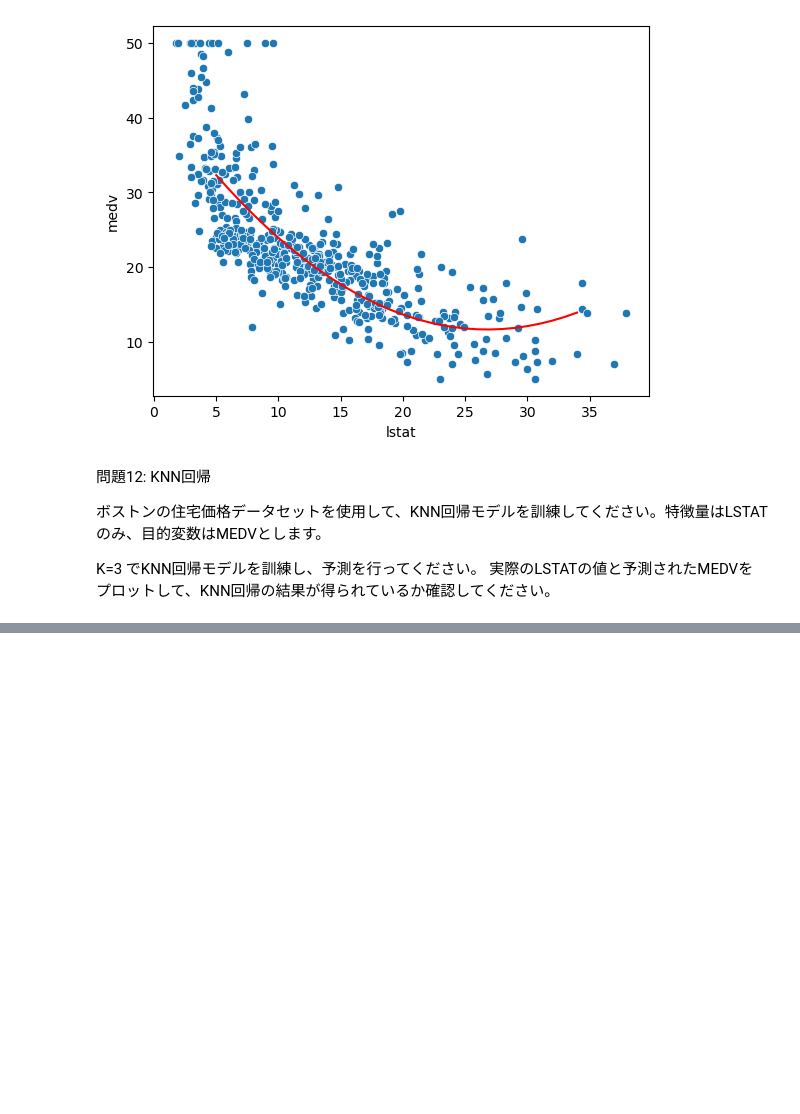
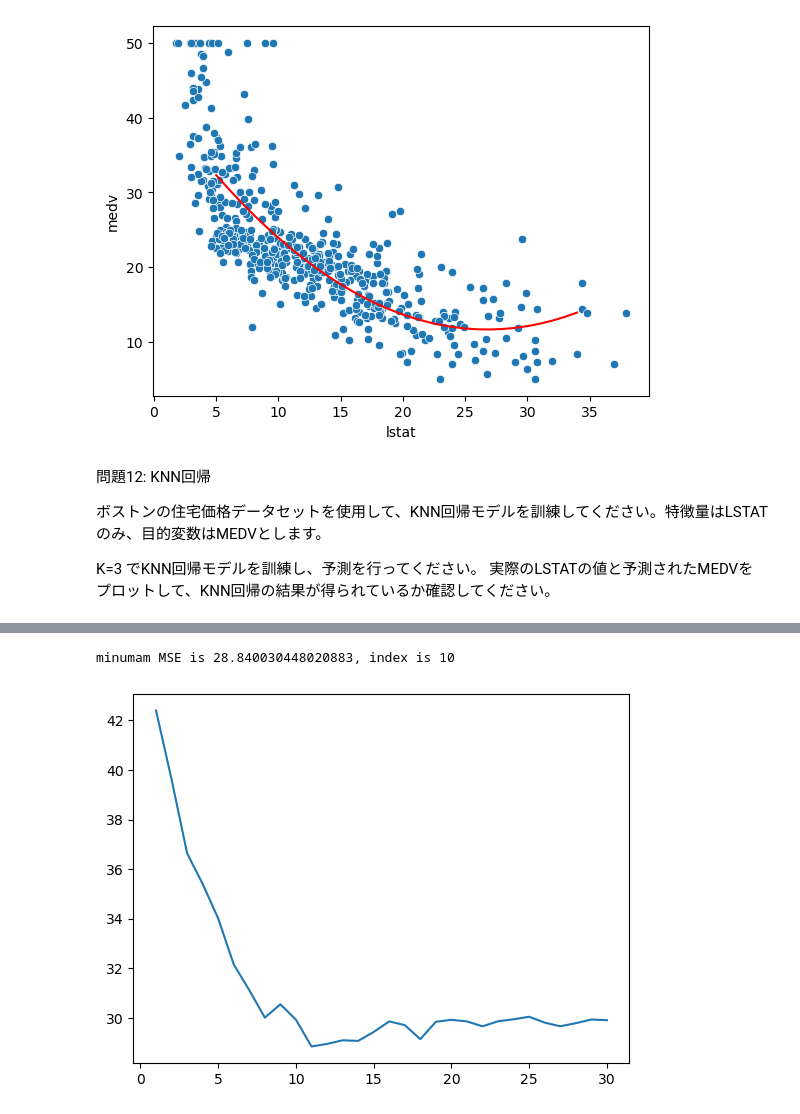
Before and after one commit to yunozon/datascience-py, a Jupyter notebook: study/pracitce2.ipynb, the cells around one changed output, grey strips where cells are left out. Drawn from its saved outputs; the diff is of its cells as text; code cells hidden in the pictures; blank space fills up the shorter version.

```diff
--- a/study/pracitce2.ipynb
+++ b/study/pracitce2.ipynb
@@ -503,0 +520,29 @@ K=3 でKNN回帰モデルを訓練し、予測を行ってください。
+# %%
+X = boston_df['lstat'].values.reshape(-1, 1)
+y = boston_df['medv'].values
+
+# hold-out
+X_train, X_test, y_train, y_test = train_test_split(X, y, test_size=0.3, random_state=0)
+
+# 標準化
+scaler = StandardScaler()
+X_train_scaled = scaler.fit_transform(X_train)
+X_test_scaled = scaler.transform(X_test)
+
+# KNN回帰
+from sklearn.neighbors import KNeighborsRegressor
+mse_list = []
+for k in range(1, 31):
+    model = KNeighborsRegressor(n_neighbors=k)
+    model.fit(X_train_scaled, y_train)
+    y_pred = model.predict(X_test_scaled)
+    mse = mean_squared_error(y_test, y_pred)
+    mse_list.append(mse)
+
+# 最適なkを探す
+plt.plot(np.arange(1, 31), mse_list)
+
+print(f'minumam MSE is {np.min(mse_list)}, index is {np.argmin(mse_list)}')
+# %% [output]
+minumam MSE is 28.840030448020883, index is 10
+[figure, added]
```
Also changed, not shown: parts of 17 cells of this notebook.
